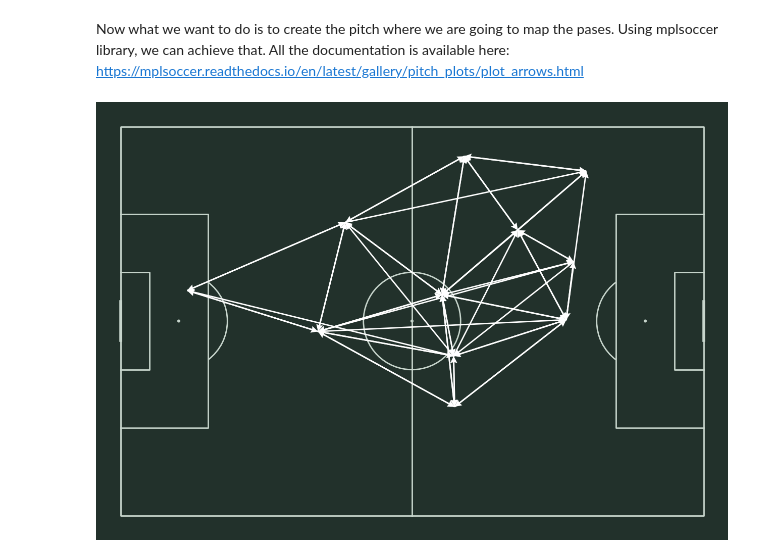
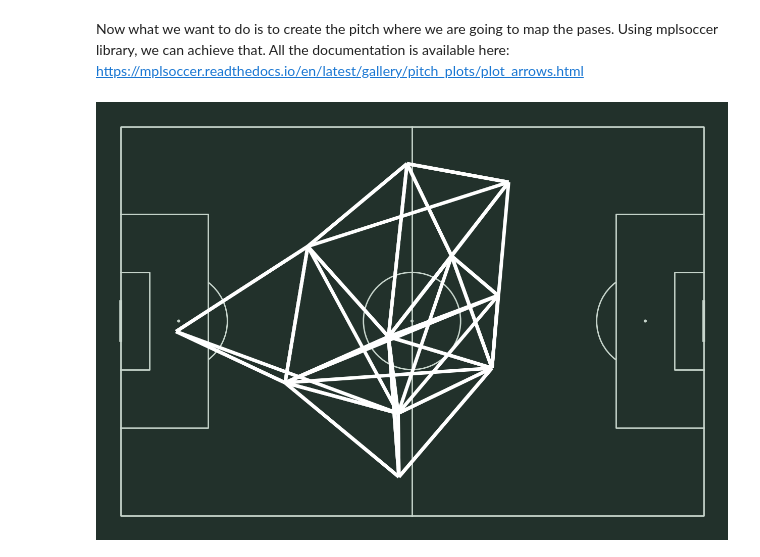
Before and after one commit to jzaldana-server84/DataAnalysisPortfolio, a Jupyter notebook: Project 1 - Football Analysis/statsbomb-data.ipynb, the cells around one changed output. Drawn from its saved outputs; the diff is of its cells as text; code cells hidden in the pictures.

```diff
--- a/Project 1 - Football Analysis/statsbomb-data.ipynb
+++ b/Project 1 - Football Analysis/statsbomb-data.ipynb
@@ -201,12 +219,34 @@ pass_between
 # %% [markdown]
 Now what we want to do is to create the pitch where we are going to map the pases. Using mplsoccer library, we can achieve that. All the documentation is available here: https://mplsoccer.readthedocs.io/en/latest/gallery/pitch_plots/plot_arrows.html
 # %%
-# Set up the pitch
+# # Set up the pitch
+# pitch = Pitch(
+#     pitch_type='statsbomb',
+#     pitch_color='#22312b',
+#     line_color='#c7d5cc')
+# fig, ax = pitch.draw(
+#     figsize=(16, 11),
+#     constrained_layout=True,
+#     tight_layout=False)
+# fig.set_facecolor('#22312b')
+
+# arrows = pitch.arrows(
+#     1.2*pass_between.x,
+#     0.8*pass_between.y,
+#     1.2*pass_between.x_end,
+#     0.8*pass_between.y_end,
+#     ax=ax,
+#     width=2, headwidth=5, color='white', zorder=1, alpha=0.5
+#     )
+
 pitch = Pitch(pitch_type='statsbomb', pitch_color='#22312b', line_color='#c7d5cc')
 fig, ax = pitch.draw(figsize=(16, 11), constrained_layout=True, tight_layout=False)
-fig.set_facecolor('#22312b')
-
-arrows = pitch.arrows(1.2*pass_between.x,0.8*pass_between.y, 1.2*pass_between.x_end,0.8*pass_between.y_end, ax=ax,
-                      width=2, headwidth=5, color='white', zorder=1, alpha=0.5)
+fig.set_facecolor("#22312b")
+pass_lines = pitch.lines(
+    pass_between.x,
+    pass_between.y,
+    pass_between.x_end,
+    pass_between.y_end,
+    color='white', zorder=1, alpha_start=0.5, alpha_end=0.5, ax=ax)
 # %% [output]
-[figure, old version]
+[figure, new version]
```
Also changed, not shown: parts of 1 cell of this notebook, 1 other file.
